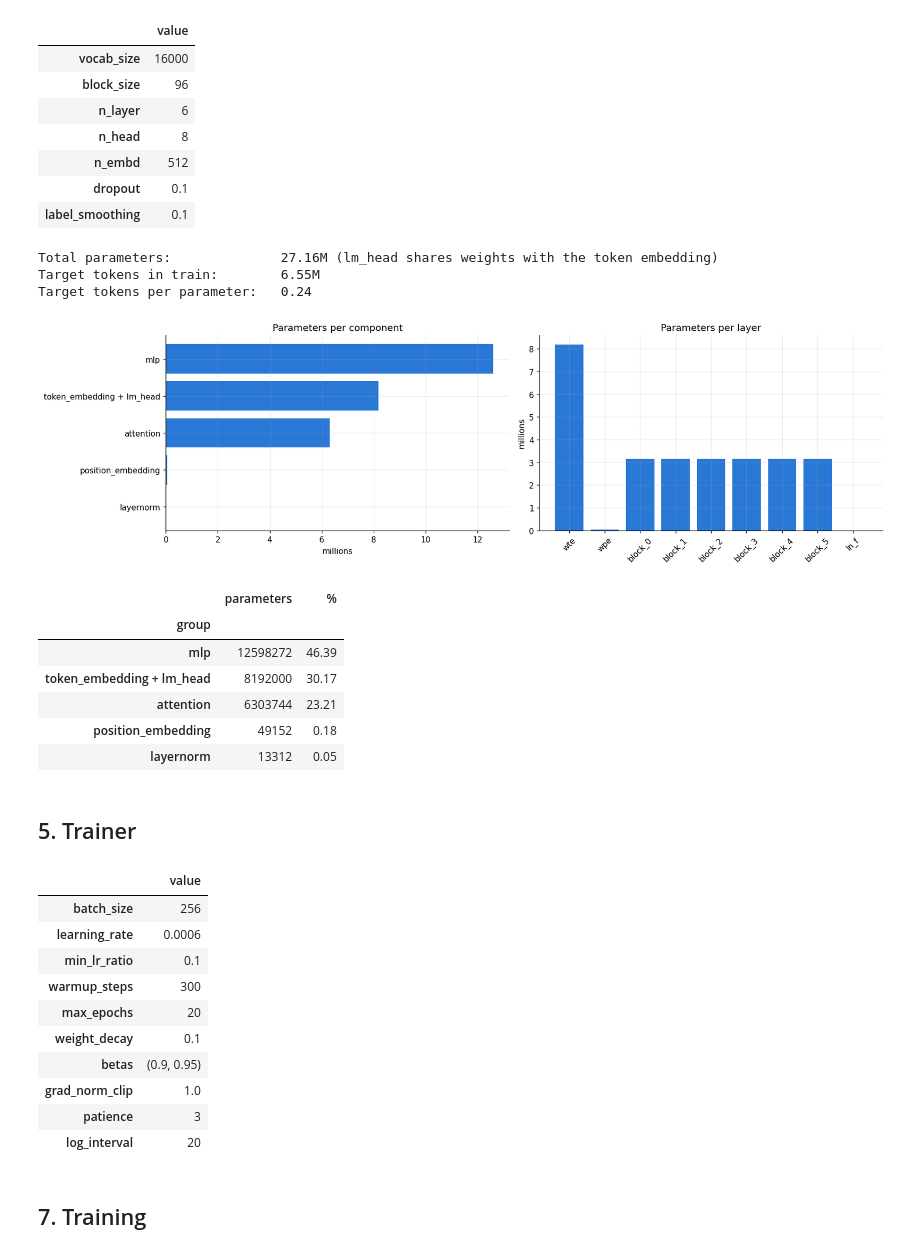
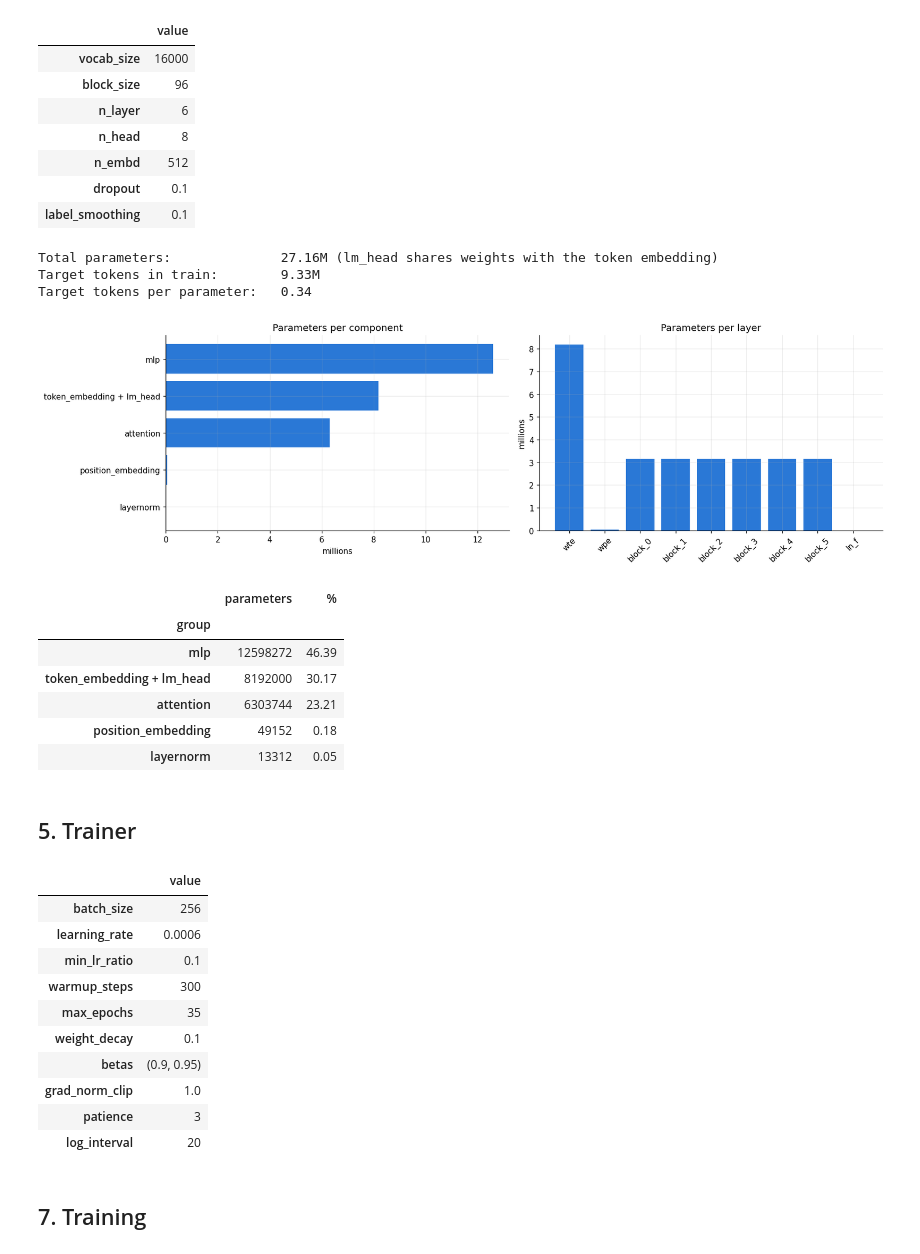
Before and after one commit to iesusdavila/spanish_to_english_gpt, a Jupyter notebook: spanish_to_english_my_gpt.ipynb, the cells around one changed output. Cells and saved outputs as stored; diff of their text form; code cells hidden in the pictures.

```diff
--- a/spanish_to_english_my_gpt.ipynb
+++ b/spanish_to_english_my_gpt.ipynb
@@ -325,7 +325,7 @@ def split_by_source(frame, val_frac, test_frac, seed):
     groups = {"test": sources[:n_test], "val": sources[n_test:n_test + n_val], "train": sources[n_test + n_val:]}
     return {name: frame[frame["es"].isin(set(group))].reset_index(drop=True) for name, group in groups.items()}
 
-OPUS_TRAIN_PAIRS = 400_000
+OPUS_TRAIN_PAIRS = 600_000
 
 tatoeba = split_by_source(raw, val_frac=0.05, test_frac=0.05, seed=SEED)
 opus_parts = {
@@ -680,8 +680,8 @@ plt.show()
 by_group.to_frame("parameters").assign(**{"%": lambda d: (100 * d["parameters"] / n_params).round(2)})[::-1]
 # %% [output]
 Total parameters:              27.16M (lm_head shares weights with the token embedding)
-Target tokens in train:        6.55M
-Target tokens per parameter:   0.24
+Target tokens in train:        9.33M
+Target tokens per parameter:   0.34
 [figure]
 |  | parameters | % |
 | group |  |  |
@@ -699,7 +699,7 @@ class TrainConfig:
     learning_rate: float = 6e-4
     min_lr_ratio: float = 0.1
     warmup_steps: int = 300
-    max_epochs: int = 20
+    max_epochs: int = 35
     weight_decay: float = 0.1
     betas: tuple = (0.9, 0.95)
     grad_norm_clip: float = 1.0
@@ -785,34 +785,34 @@ class Trainer:
                     self.history["steps"].append(dict(step=self.step, loss=loss.item(), grad_norm=grad_norm.item(), lr=lr))
             record = dict(epoch=epoch, step=self.step, train_loss=(epoch_loss / i).item(), val_loss=self.evaluate(),
                           time_sec=time.time() - start)
             record.update(on_epoch_end(self) if on_epoch_end else {})
             improved = record["val_loss"] < best_loss
             if improved:
                 best_loss, bad_epochs = record["val_loss"], 0
                 best_state = copy.deepcopy(self.model.state_dict())
                 torch.save(best_state, WORK_DIR / "best_model.pt")
             else:
                 bad_epochs += 1
             self.history["epochs"].append(record)
             extra = " | ".join(f"{k} {v:.2f}" for k, v in record.items() if k not in ("epoch", "step", "train_loss", "val_loss", "time_sec"))
             print(f"epoch {epoch:2d} | train {record['train_loss']:.4f} | val {record['val_loss']:.4f} | {extra} | "
                   f"{record['time_sec']:.0f}s{' | best' if improved else ''}")
             if bad_epochs >= self.config.patience:
                 print(f"early stopping: {self.config.patience} epochs without improving the validation loss")
                 break
         self.model.load_state_dict(best_state)
         return self.history
 
 
 train_config = TrainConfig()
 pd.Series(asdict(train_config), name="value", dtype=object).to_frame()
 # %% [output]
 |  | value |
 | batch_size | 256 |
 | learning_rate | 0.0006 |
 | min_lr_ratio | 0.1 |
 | warmup_steps | 300 |
-| max_epochs | 20 |
+| max_epochs | 35 |
 | weight_decay | 0.1 |
 | betas | (0.9, 0.95) |
 | grad_norm_clip | 1.0 |
```
Also changed, not shown: parts of 13 cells of this notebook.
